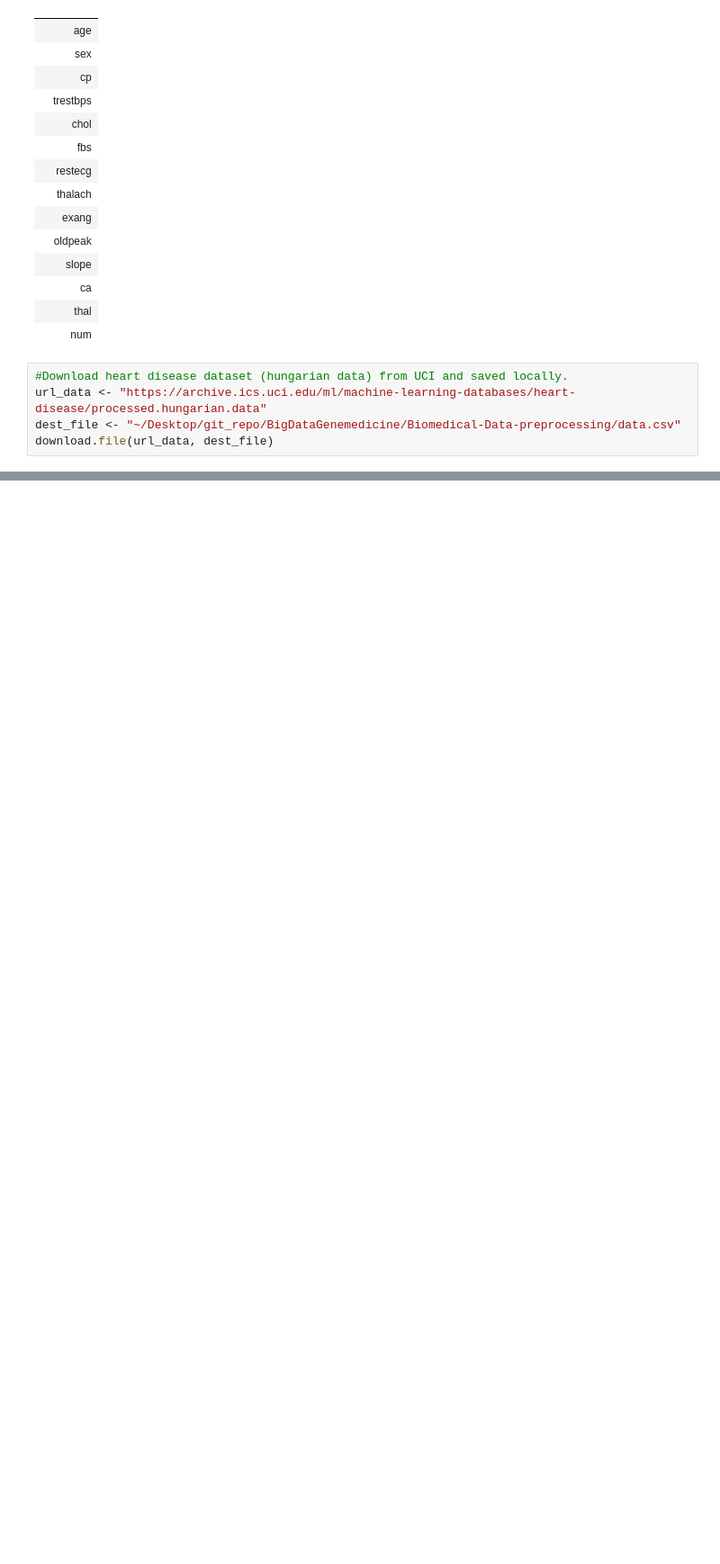
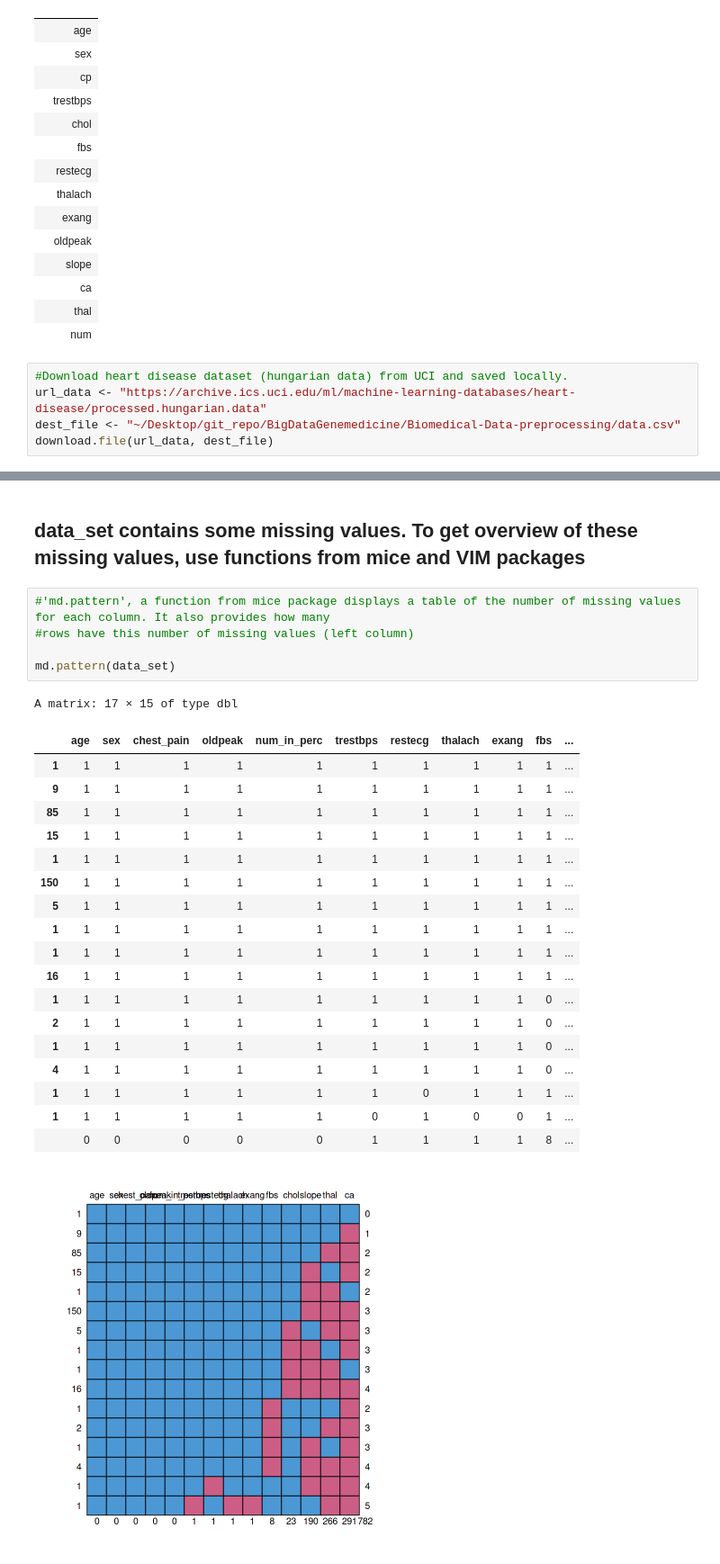
Before and after one commit to Luq16/Biomedical-Data-preprocessing, a Jupyter notebook: notebook.ipynb, the cells around one changed output, grey strips where cells are left out. Shown at 90% size. Saved outputs shown, nothing was run; the diff lists cells and outputs as text; blank space fills up the shorter version.

Commit message:
Missing value imputation

```diff
--- a/notebook.ipynb
+++ b/notebook.ipynb
@@ -140,3 +173,31 @@ summary(data_set) # descriptive statistics
  Length:294         Length:294
  Class :character   Class :character
  Mode  :character   Mode  :character
+# %% [markdown]
+## data_set contains some missing values. To get overview of these missing values, use functions from mice and VIM packages
+# %%
+#'md.pattern', a function from mice package displays a table of the number of missing values for each column. It also provides how many
+#rows have this number of missing values (left column)
+
+md.pattern(data_set)
+# %% [output]
+A matrix: 17 × 15 of type dbl
+|  | age | sex | chest_pain | oldpeak | num_in_perc | trestbps | restecg | thalach | exang | fbs | ... |
+| 1 | 1 | 1 | 1 | 1 | 1 | 1 | 1 | 1 | 1 | 1 | ... |
+| 9 | 1 | 1 | 1 | 1 | 1 | 1 | 1 | 1 | 1 | 1 | ... |
+| 85 | 1 | 1 | 1 | 1 | 1 | 1 | 1 | 1 | 1 | 1 | ... |
+| 15 | 1 | 1 | 1 | 1 | 1 | 1 | 1 | 1 | 1 | 1 | ... |
+| 1 | 1 | 1 | 1 | 1 | 1 | 1 | 1 | 1 | 1 | 1 | ... |
+| 150 | 1 | 1 | 1 | 1 | 1 | 1 | 1 | 1 | 1 | 1 | ... |
+| 5 | 1 | 1 | 1 | 1 | 1 | 1 | 1 | 1 | 1 | 1 | ... |
+| 1 | 1 | 1 | 1 | 1 | 1 | 1 | 1 | 1 | 1 | 1 | ... |
+| 1 | 1 | 1 | 1 | 1 | 1 | 1 | 1 | 1 | 1 | 1 | ... |
+| 16 | 1 | 1 | 1 | 1 | 1 | 1 | 1 | 1 | 1 | 1 | ... |
+| 1 | 1 | 1 | 1 | 1 | 1 | 1 | 1 | 1 | 1 | 0 | ... |
+| 2 | 1 | 1 | 1 | 1 | 1 | 1 | 1 | 1 | 1 | 0 | ... |
+| 1 | 1 | 1 | 1 | 1 | 1 | 1 | 1 | 1 | 1 | 0 | ... |
+| 4 | 1 | 1 | 1 | 1 | 1 | 1 | 1 | 1 | 1 | 0 | ... |
+| 1 | 1 | 1 | 1 | 1 | 1 | 1 | 0 | 1 | 1 | 1 | ... |
+| 1 | 1 | 1 | 1 | 1 | 1 | 0 | 1 | 0 | 0 | 1 | ... |
+|  | 0 | 0 | 0 | 0 | 0 | 1 | 1 | 1 | 1 | 8 | ... |
+[figure, added]
```
Also changed, not shown: parts of 11 cells of this notebook.
